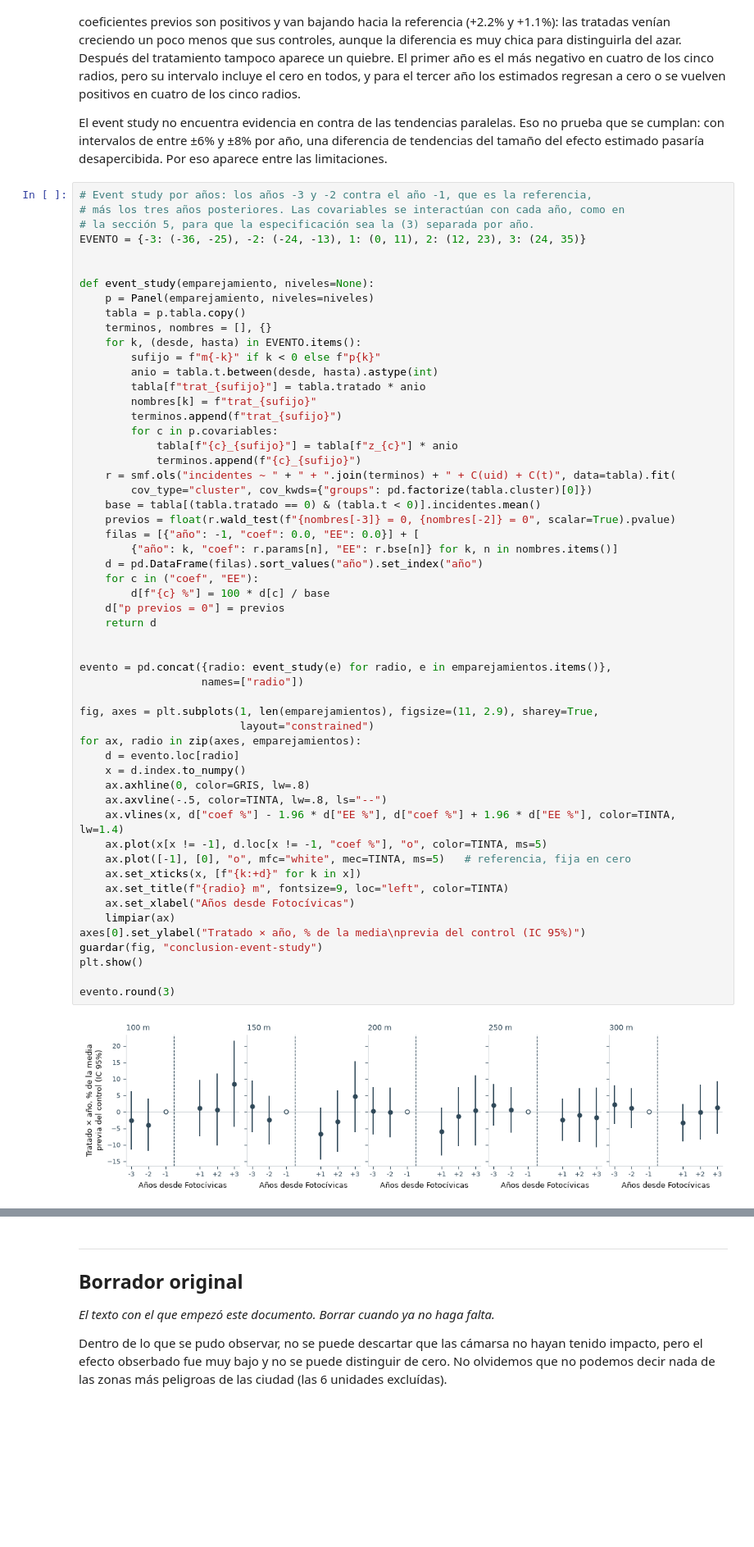
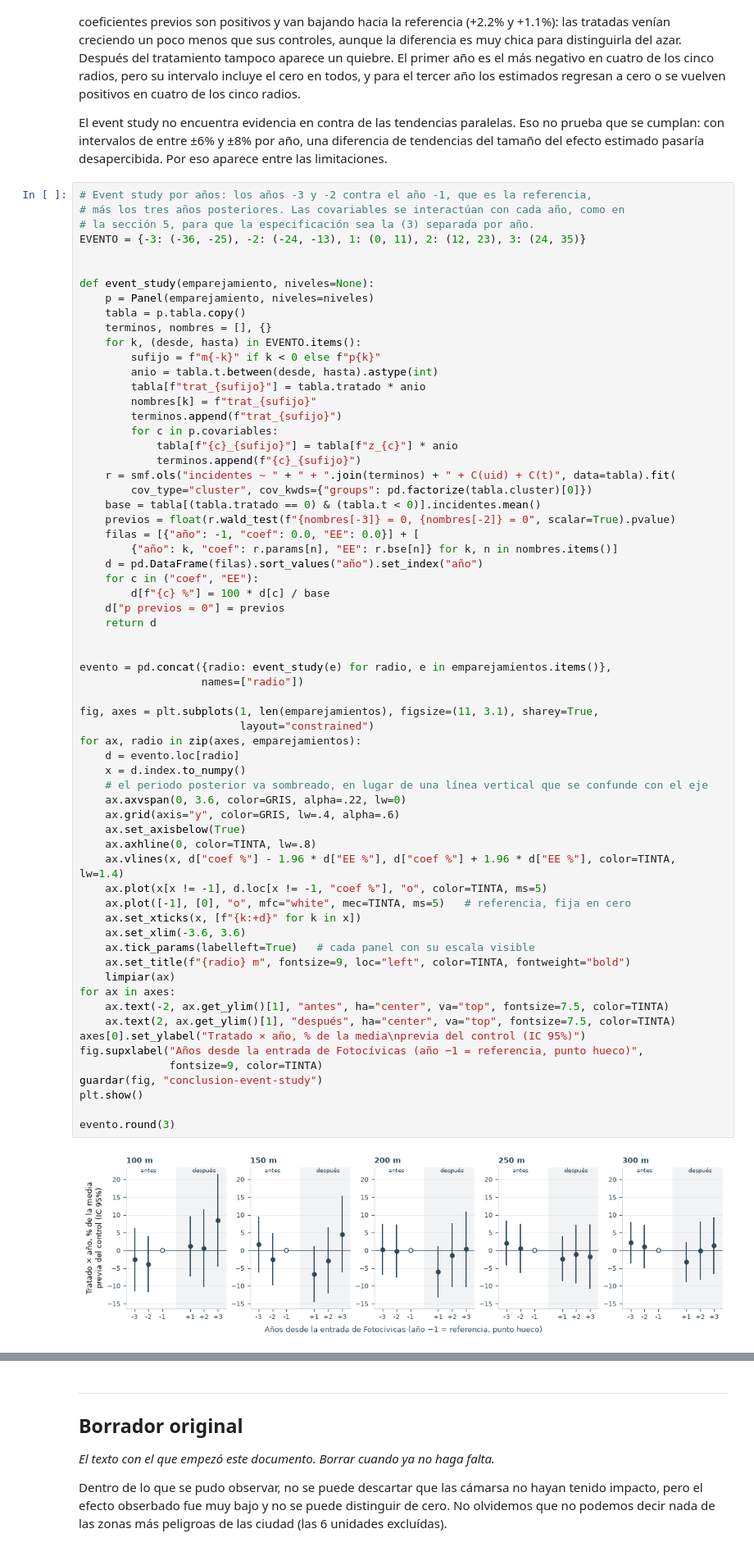
Before and after one commit to MarianoAlcarazAguilar/causal-effects-speed-cameras, a Jupyter notebook: scripts/resume-911/conclusiones.ipynb, the cells around one changed output, grey strips where cells are left out. Shown at 82% size. Cells and saved outputs as stored; diff of their text form; blank space fills up the shorter version.

```diff
--- a/scripts/resume-911/conclusiones.ipynb
+++ b/scripts/resume-911/conclusiones.ipynb
@@ -427,39 +456,48 @@ def event_study(emparejamiento, niveles=None):
         cov_type="cluster", cov_kwds={"groups": pd.factorize(tabla.cluster)[0]})
     base = tabla[(tabla.tratado == 0) & (tabla.t < 0)].incidentes.mean()
     previos = float(r.wald_test(f"{nombres[-3]} = 0, {nombres[-2]} = 0", scalar=True).pvalue)
     filas = [{"año": -1, "coef": 0.0, "EE": 0.0}] + [
         {"año": k, "coef": r.params[n], "EE": r.bse[n]} for k, n in nombres.items()]
     d = pd.DataFrame(filas).sort_values("año").set_index("año")
     for c in ("coef", "EE"):
         d[f"{c} %"] = 100 * d[c] / base
     d["p previos = 0"] = previos
     return d
 
 
 evento = pd.concat({radio: event_study(e) for radio, e in emparejamientos.items()},
                    names=["radio"])
 
-fig, axes = plt.subplots(1, len(emparejamientos), figsize=(11, 2.9), sharey=True,
+fig, axes = plt.subplots(1, len(emparejamientos), figsize=(11, 3.1), sharey=True,
                          layout="constrained")
 for ax, radio in zip(axes, emparejamientos):
     d = evento.loc[radio]
     x = d.index.to_numpy()
-    ax.axhline(0, color=GRIS, lw=.8)
-    ax.axvline(-.5, color=TINTA, lw=.8, ls="--")
+    # el periodo posterior va sombreado, en lugar de una línea vertical que se confunde con el eje
+    ax.axvspan(0, 3.6, color=GRIS, alpha=.22, lw=0)
+    ax.grid(axis="y", color=GRIS, lw=.4, alpha=.6)
+    ax.set_axisbelow(True)
+    ax.axhline(0, color=TINTA, lw=.8)
     ax.vlines(x, d["coef %"] - 1.96 * d["EE %"], d["coef %"] + 1.96 * d["EE %"], color=TINTA, lw=1.4)
     ax.plot(x[x != -1], d.loc[x != -1, "coef %"], "o", color=TINTA, ms=5)
     ax.plot([-1], [0], "o", mfc="white", mec=TINTA, ms=5)   # referencia, fija en cero
     ax.set_xticks(x, [f"{k:+d}" for k in x])
-    ax.set_title(f"{radio} m", fontsize=9, loc="left", color=TINTA)
-    ax.set_xlabel("Años desde Fotocívicas")
+    ax.set_xlim(-3.6, 3.6)
+    ax.tick_params(labelleft=True)   # cada panel con su escala visible
+    ax.set_title(f"{radio} m", fontsize=9, loc="left", color=TINTA, fontweight="bold")
     limpiar(ax)
+for ax in axes:
+    ax.text(-2, ax.get_ylim()[1], "antes", ha="center", va="top", fontsize=7.5, color=TINTA)
+    ax.text(2, ax.get_ylim()[1], "después", ha="center", va="top", fontsize=7.5, color=TINTA)
 axes[0].set_ylabel("Tratado × año, % de la media\nprevia del control (IC 95%)")
+fig.supxlabel("Años desde la entrada de Fotocívicas (año −1 = referencia, punto hueco)",
+              fontsize=9, color=TINTA)
 guardar(fig, "conclusion-event-study")
 plt.show()
 
 evento.round(3)
 # %% [output]
-[figure, old version]
+[figure, new version]
 |  |  | coef | EE | coef % | EE % | p previos = 0 |
 | radio | año |  |  |  |  |  |
 | 100 | -3 | -0.057 | 0.101 | -2.563 | 4.542 | 0.617 |
```
Also changed, not shown: parts of 9 cells of this notebook, 7 other files.
